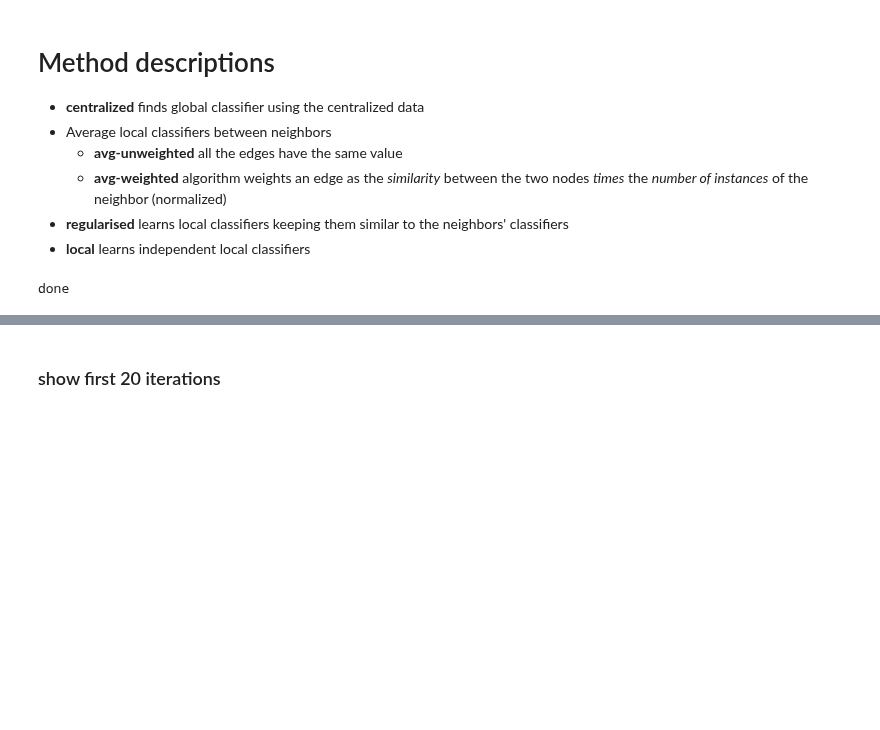
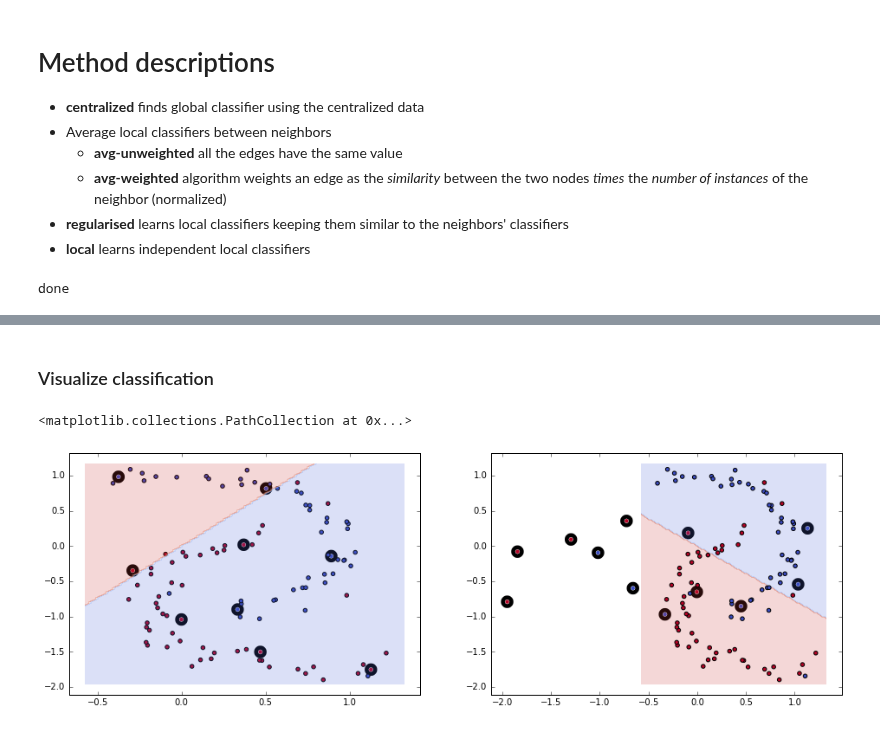
Before and after one commit to vzantedeschi/Dada, a Jupyter notebook: notebooks/Moons.ipynb, the cells around one changed output, grey strips where cells are left out. Cells and saved outputs as stored; diff of their text form; code cells hidden in the pictures; blank space fills up the shorter version.

```diff
--- a/notebooks/Moons.ipynb
+++ b/notebooks/Moons.ipynb
@@ -152,2 +98,0 @@ for i, (k, r_list) in enumerate(hist_accuracies.items()):
-# %% [markdown]
-### show first 20 iterations
@@ -192,0 +99,48 @@ plt.legend()
+# %% [markdown]
+### Visualize classification
+# %%
+NODE = 1
+
+plt.figure(1, figsize=(16, 5))
+# our method
+plt.subplot(121)
+
+# training data
+X = nodes_regularized[NODE].sample
+Y = nodes_regularized[NODE].labels
+
+X_test = nodes_regularized[NODE].test_sample
+Y_test = nodes_regularized[NODE].test_labels
+
+# construct grid
+x_min,x_max = X[:,0].min() - 0.2, X[:,0].max() + 0.2
+y_min, y_max = X[:,1].min() - 0.2, X[:,1].max() + 0.2
+xx, yy = np.meshgrid(np.arange(x_min, x_max, 0.02), np.arange(y_min, y_max, 0.02))
+
+# expand dimensions
+grid_set = np.c_[xx.ravel(), yy.ravel()]
+grid_set = np.hstack((grid_set, np.zeros((len(grid_set), D - 1))))
+y = nodes_regularized[0].predict(grid_set).reshape(xx.shape)
+
+plt.scatter(X[:,0], X[:,1], c=Y, cmap=plt.cm.coolwarm, linewidths=10)
+plt.scatter(X_test[:,0], X_test[:,1], c=Y_test, cmap=plt.cm.coolwarm)
+
+plt.contourf(xx, yy, y, cmap=plt.cm.coolwarm, alpha=0.2)
+
+# colearning
+plt.subplot(122)
+
+# training data
+X = nodes_regularized[NODE].sample
+Y = nodes_regularized[NODE].labels
+
+grid_set = np.c_[xx.ravel(), yy.ravel()]
+grid_set = np.hstack((grid_set, np.zeros((len(grid_set), D - 2))))
+y = np.sign(np.inner(grid_set, clf_colearning[NODE, :])).reshape(xx.shape)
+
+plt.scatter(X[:,0], X[:,1], c=Y, cmap=plt.cm.coolwarm, linewidths=10)
+plt.contourf(xx, yy, y, cmap=plt.cm.coolwarm, alpha=0.2)
+plt.scatter(X_test[:,0], X_test[:,1], c=Y_test, cmap=plt.cm.coolwarm)
+# %% [output]
+<matplotlib.collections.PathCollection at 0x...>
+[figure, added]
```
Also changed, not shown: parts of 7 cells of this notebook, 6 other files.
